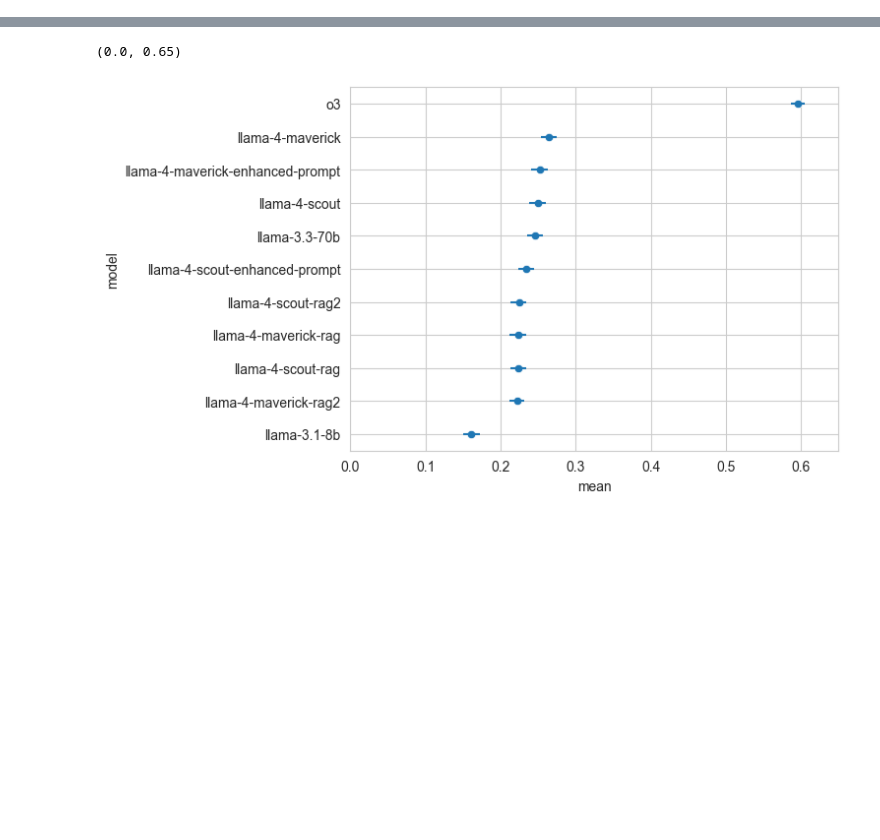
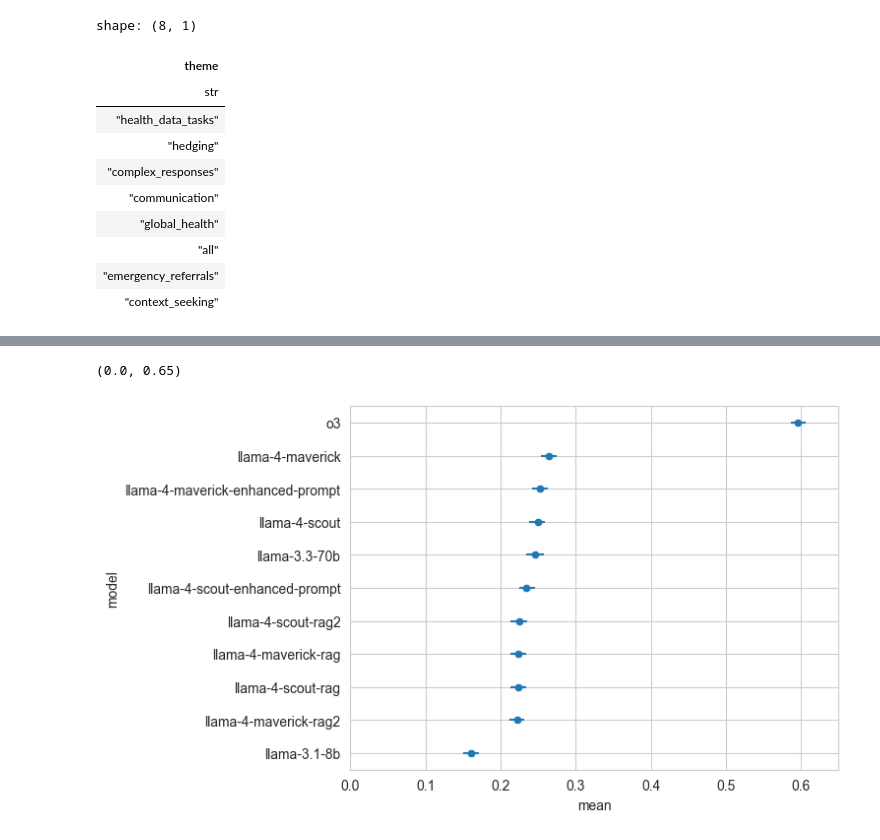
Before and after one commit to atroposhealth/healthbench_fork, a Jupyter notebook: results/plot_results.ipynb, the cells around one changed output, grey strips where cells are left out. Drawn from its saved outputs; the diff is of its cells as text; code cells hidden in the pictures; blank space fills up the shorter version.

```diff
--- a/results/plot_results.ipynb
+++ b/results/plot_results.ipynb
@@ -109,6 +109,20 @@ theme_results = (
     )
     .unnest("results_struct")
 )
+# %%
+theme_results.select("theme").unique()
+# %% [output]
+shape: (8, 1)
+| theme |
+| str |
+| "health_data_tasks" |
+| "hedging" |
+| "complex_responses" |
+| "communication" |
+| "global_health" |
+| "all" |
+| "emergency_referrals" |
+| "context_seeking" |
 # %%
 axis_results = (
     conversation_results.vstack(
```
Also changed, not shown: parts of 4 cells of this notebook, 3 other files.
